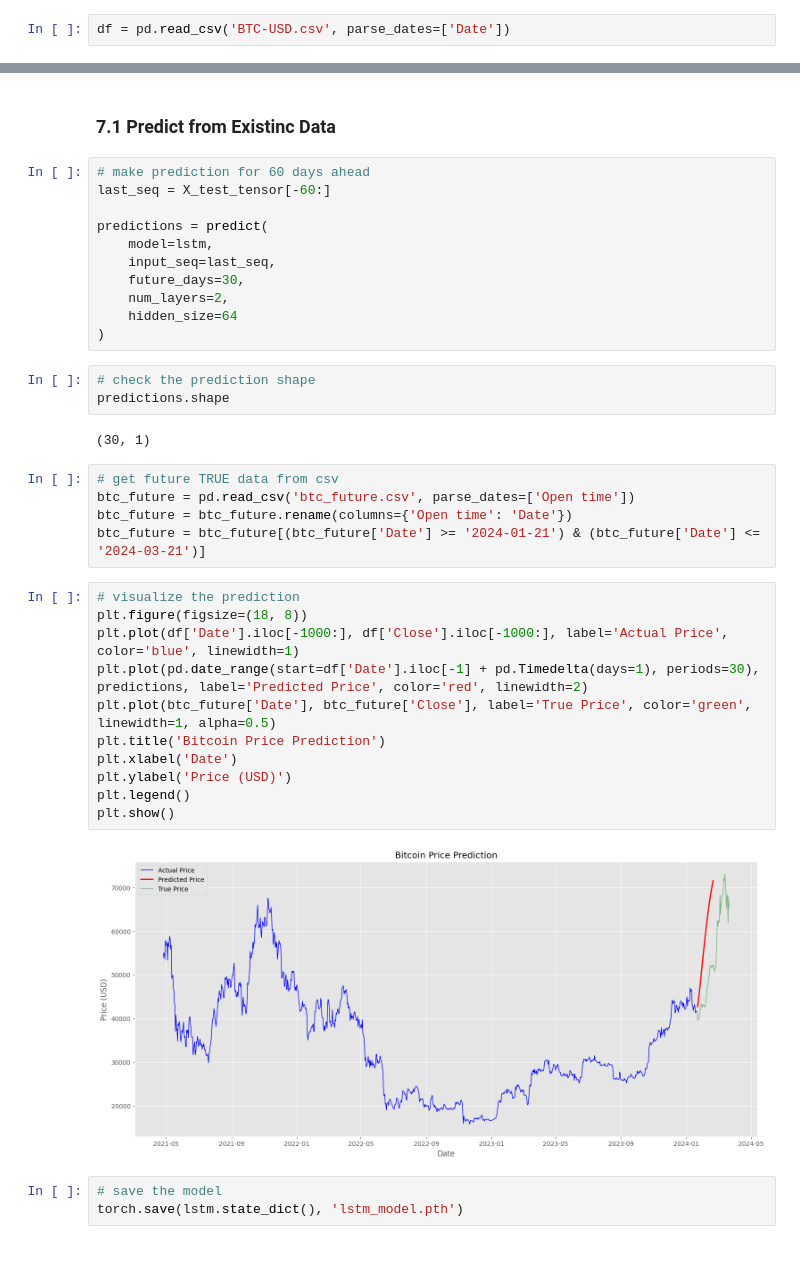
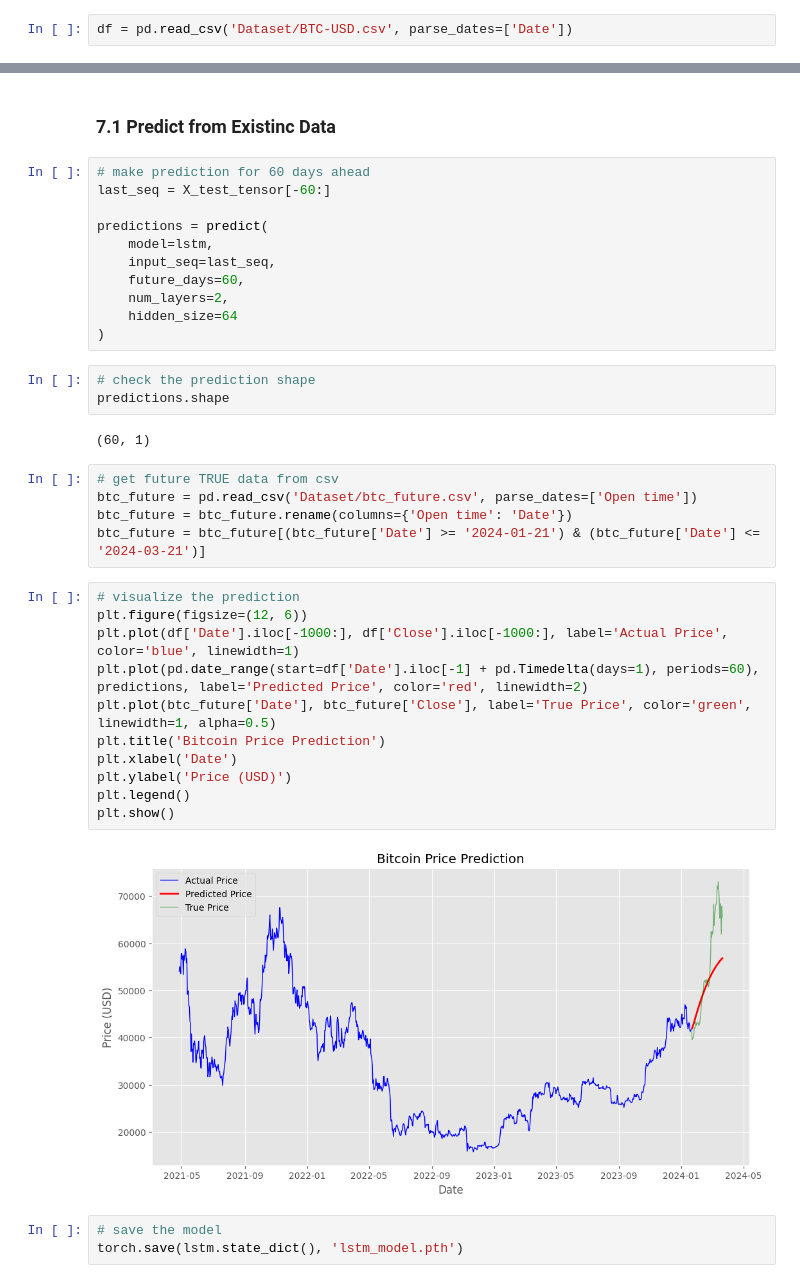
Before and after one commit to ArovaSyams/Bitcoin-Price-Prediction-with-LSTM, a Jupyter notebook: Notebook.ipynb, the cells around one changed output, grey strips where cells are left out. Cells and saved outputs as stored; diff of their text form; blank space fills up the shorter version.

```diff
--- a/Notebook.ipynb
+++ b/Notebook.ipynb
@@ -26,7 +26,7 @@ plt.style.use('ggplot')
 # %% [markdown]
 ### 2.2 Loading the Dataset
 # %%
-df = pd.read_csv('BTC-USD.csv', parse_dates=['Date'])
+df = pd.read_csv('Dataset/BTC-USD.csv', parse_dates=['Date'])
 # %% [markdown]
 ### 2.3 Initial Data Exploration
 # %%
@@ -432,7 +432,7 @@ last_seq = X_test_tensor[-60:]
 predictions = predict(
     model=lstm,
     input_seq=last_seq,
-    future_days=30,
+    future_days=60,
     num_layers=2,
     hidden_size=64
 )
@@ -440,25 +440,25 @@ predictions = predict(
 # check the prediction shape
 predictions.shape
 # %% [output]
-(30, 1)
+(60, 1)
 # %%
 # get future TRUE data from csv
-btc_future = pd.read_csv('btc_future.csv', parse_dates=['Open time'])
+btc_future = pd.read_csv('Dataset/btc_future.csv', parse_dates=['Open time'])
 btc_future = btc_future.rename(columns={'Open time': 'Date'})
 btc_future = btc_future[(btc_future['Date'] >= '2024-01-21') & (btc_future['Date'] <= '2024-03-21')]
 # %%
 # visualize the prediction
-plt.figure(figsize=(18, 8))
+plt.figure(figsize=(12, 6))
 plt.plot(df['Date'].iloc[-1000:], df['Close'].iloc[-1000:], label='Actual Price', color='blue', linewidth=1)
-plt.plot(pd.date_range(start=df['Date'].iloc[-1] + pd.Timedelta(days=1), periods=30), predictions, label='Predicted Price', color='red', linewidth=2)
+plt.plot(pd.date_range(start=df['Date'].iloc[-1] + pd.Timedelta(days=1), periods=60), predictions, label='Predicted Price', color='red', linewidth=2)
 plt.plot(btc_future['Date'], btc_future['Close'], label='True Price', color='green', linewidth=1, alpha=0.5)
 plt.title('Bitcoin Price Prediction')
 plt.xlabel('Date')
 plt.ylabel('Price (USD)')
 plt.legend()
 plt.show()
 # %% [output]
-[figure, old version]
+[figure, new version]
 # %%
 # save the model
 torch.save(lstm.state_dict(), 'lstm_model.pth')
```
Also changed, not shown: parts of 4 cells of this notebook, 3 other files.
